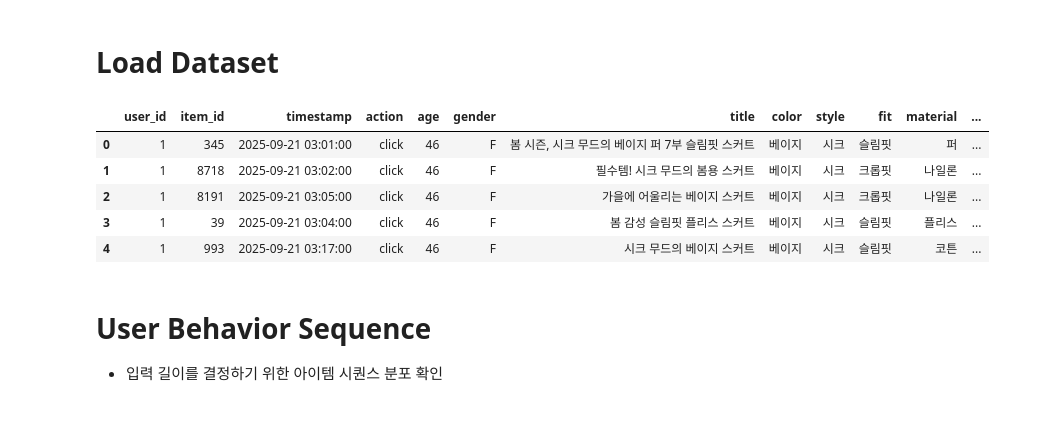
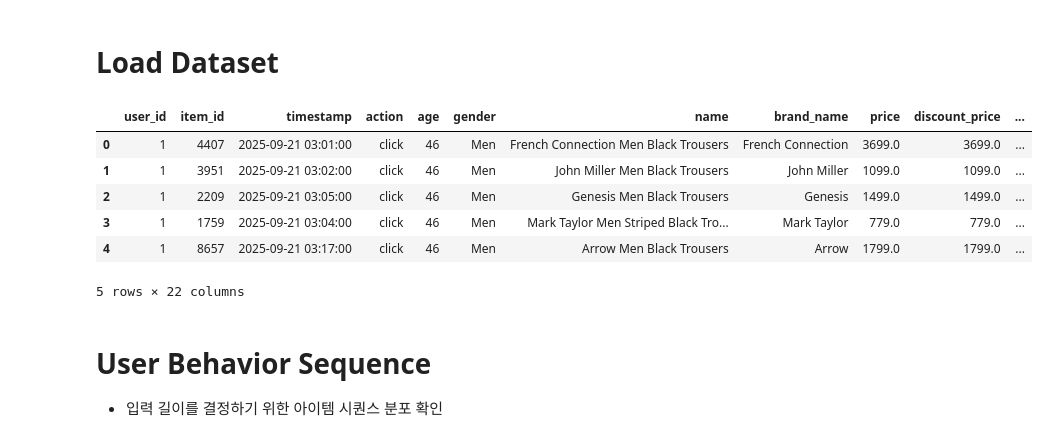
Before and after one commit to yg-hwang/recsys, a Jupyter notebook: 4_modeling_transformer/4_1_train_model.ipynb, the cells around one changed output. Cells and saved outputs as stored; diff of their text form; code cells hidden in the pictures.

```diff
--- a/4_modeling_transformer/4_1_train_model.ipynb
+++ b/4_modeling_transformer/4_1_train_model.ipynb
@@ -47,26 +48,30 @@ fontprop = font_manager.FontProperties(fname=font_path, size=12)
 # %%
 # 현재 Jupyter Notebook 실행 경로 (e.g., `documents/recsys/4_modeling_transformer`)
 current_dir = os.path.abspath(os.curdir)
 
 # `../recsys` 경로
 base_dir = "/".join(current_dir.split("/")[:-1])
 
 # 데이터셋 경로
-DOMAIN = "fashion"
-dataset_dir = Path(base_dir).joinpath(f"data/dataset/{DOMAIN}/interactions")
+dataset_dir = Path(base_dir).joinpath("data/dataset")
+paths = DatasetPath(base_dir=dataset_dir, dataset_name="fashion")
 
-df = pd.read_parquet(dataset_dir)
+df_user_logs = pd.read_parquet(paths.user_logs_path)
+
 # `YYYY-MM-DD HH:MM:SS` -> `YYYY-MM-DD`
-df["date"] = pd.to_datetime(df["timestamp"].apply(lambda x: x[:10]), format="%Y-%m-%d")
+df_user_logs["date"] = pd.to_datetime(
+    df_user_logs["timestamp"].apply(lambda x: x[:10]), format="%Y-%m-%d"
+)
 
-df.head()
+df_user_logs.head()
 # %% [output]
-|  | user_id | item_id | timestamp | action | age | gender | title | color | style | fit | material | ... |
-| 0 | 1 | 345 | 2025-09-21 03:01:00 | click | 46 | F | 봄 시즌, 시크 무드의 베이지 퍼 7부 슬림핏 스커트 | 베이지 | 시크 | 슬림핏 | 퍼 | ... |
-| 1 | 1 | 8718 | 2025-09-21 03:02:00 | click | 46 | F | 필수템! 시크 무드의 봄용 스커트 | 베이지 | 시크 | 크롭핏 | 나일론 | ... |
-| 2 | 1 | 8191 | 2025-09-21 03:05:00 | click | 46 | F | 가을에 어울리는 베이지 스커트 | 베이지 | 시크 | 크롭핏 | 나일론 | ... |
-| 3 | 1 | 39 | 2025-09-21 03:04:00 | click | 46 | F | 봄 감성 슬림핏 플리스 스커트 | 베이지 | 시크 | 슬림핏 | 플리스 | ... |
-| 4 | 1 | 993 | 2025-09-21 03:17:00 | click | 46 | F | 시크 무드의 베이지 스커트 | 베이지 | 시크 | 슬림핏 | 코튼 | ... |
+|  | user_id | item_id | timestamp | action | age | gender | name | brand_name | price | discount_price | ... |
+| 0 | 1 | 4407 | 2025-09-21 03:01:00 | click | 46 | Men | French Connection Men Black Trousers | French Connection | 3699.0 | 3699.0 | ... |
+| 1 | 1 | 3951 | 2025-09-21 03:02:00 | click | 46 | Men | John Miller Men Black Trousers | John Miller | 1099.0 | 1099.0 | ... |
+| 2 | 1 | 2209 | 2025-09-21 03:05:00 | click | 46 | Men | Genesis Men Black Trousers | Genesis | 1499.0 | 1499.0 | ... |
+| 3 | 1 | 1759 | 2025-09-21 03:04:00 | click | 46 | Men | Mark Taylor Men Striped Black Tro... | Mark Taylor | 779.0 | 779.0 | ... |
+| 4 | 1 | 8657 | 2025-09-21 03:17:00 | click | 46 | Men | Arrow Men Black Trousers | Arrow | 1799.0 | 1799.0 | ... |
+5 rows × 22 columns
 # %% [markdown]
 # User Behavior Sequence
 - 입력 길이를 결정하기 위한 아이템 시퀀스 분포 확인
```
Also changed, not shown: parts of 22 cells of this notebook, 45 other files.
